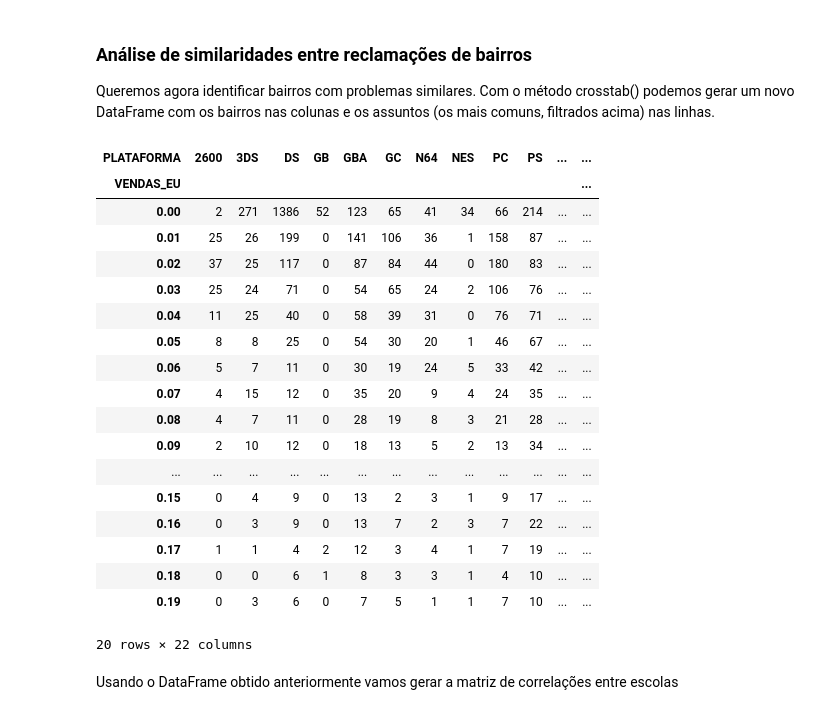
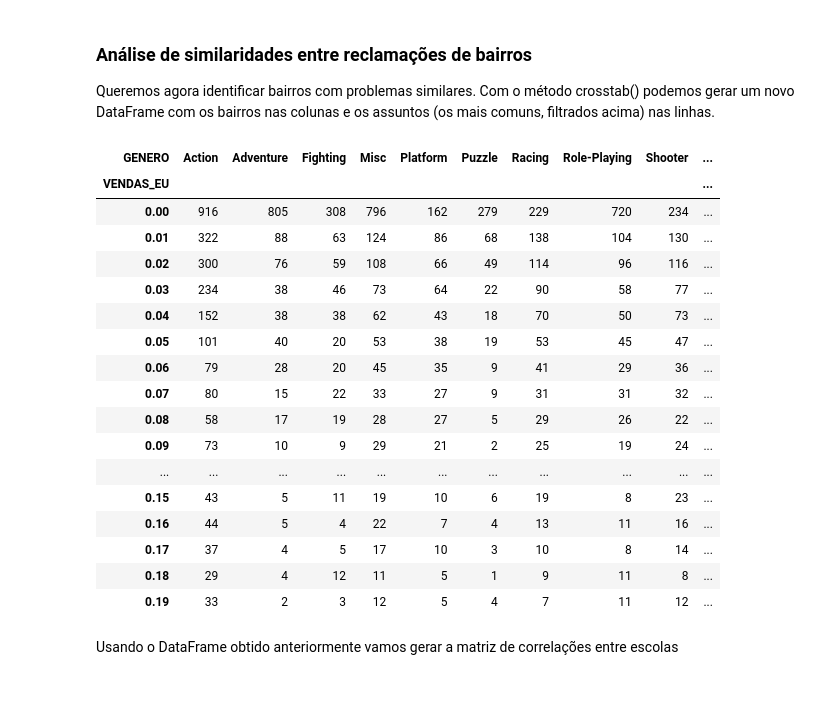
Before and after one commit to Felip-Oliv/Data_Cience, a Jupyter notebook: analise exploratoria/Análise Exploratória.ipynb, the cells around one changed output. Cells and saved outputs as stored; diff of their text form; code cells hidden in the pictures.

```diff
--- a/analise exploratoria/Análise Exploratória.ipynb
+++ b/analise exploratoria/Análise Exploratória.ipynb
@@ -127,8 +130,8 @@ Nesta etapa vamos filtrar apenas linhas com os tipos de relamação (assuntos) m
 
 Fazemos uma contagem dos assuntos mais comuns (usando groupby) e criamos uma lista contendo os assuntos com mais de 60 reclamações. Utilizaremos a lista para uso posterior.
 # %%
-df_grouped_top = df.groupby(['PLATAFORMA']).size().reset_index(name='COUNT')
+df_grouped_top = df.groupby(['GENERO']).size().reset_index(name='COUNT')
 df_grouped_top = df_grouped_top[df_grouped_top['COUNT'] > 60]
-list_grouped = list(df_grouped_top['PLATAFORMA'])
+list_grouped = list(df_grouped_top['GENERO'])
 list_grouped
 # %% [output]
@@ -152,7 +150,7 @@ list_grouped
 # %% [markdown]
 Criando um novo DataFrame contendo apenas reclamações contidas na lista das reclamações mais comuns.
 # %%
-df_plat = df[df['PLATAFORMA'].isin(list_grouped)]
+df_plat = df[df['GENERO'].isin(list_grouped)]
 df_plat
 # %% [output]
 |  | NOME | PLATAFORMA | GENERO | VENDAS_AN | VENDAS_EU | VENDAS_JP | VENDAS_OUTROS | VENDAS_GLOBAL |
@@ -173,28 +171,27 @@ df_plat
 
 Queremos agora identificar bairros com problemas similares. Com o método crosstab() podemos gerar um novo DataFrame com os bairros nas colunas e os assuntos (os mais comuns, filtrados acima) nas linhas.
 # %%
-df_cross = pd.crosstab(df_plat.VENDAS_EU, df_plat.PLATAFORMA)
+df_cross = pd.crosstab(df_plat.VENDAS_EU, df_plat.GENERO)
 df_cross.head(20)
 # %% [output]
-| PLATAFORMA | 2600 | 3DS | DS | GB | GBA | GC | N64 | NES | PC | PS | ... | ... |
-| VENDAS_EU |  |  |  |  |  |  |  |  |  |  |  | ... |
-| 0.00 | 2 | 271 | 1386 | 52 | 123 | 65 | 41 | 34 | 66 | 214 | ... | ... |
-| 0.01 | 25 | 26 | 199 | 0 | 141 | 106 | 36 | 1 | 158 | 87 | ... | ... |
-| 0.02 | 37 | 25 | 117 | 0 | 87 | 84 | 44 | 0 | 180 | 83 | ... | ... |
-| 0.03 | 25 | 24 | 71 | 0 | 54 | 65 | 24 | 2 | 106 | 76 | ... | ... |
-| 0.04 | 11 | 25 | 40 | 0 | 58 | 39 | 31 | 0 | 76 | 71 | ... | ... |
-| 0.05 | 8 | 8 | 25 | 0 | 54 | 30 | 20 | 1 | 46 | 67 | ... | ... |
-| 0.06 | 5 | 7 | 11 | 0 | 30 | 19 | 24 | 5 | 33 | 42 | ... | ... |
-| 0.07 | 4 | 15 | 12 | 0 | 35 | 20 | 9 | 4 | 24 | 35 | ... | ... |
-| 0.08 | 4 | 7 | 11 | 0 | 28 | 19 | 8 | 3 | 21 | 28 | ... | ... |
-| 0.09 | 2 | 10 | 12 | 0 | 18 | 13 | 5 | 2 | 13 | 34 | ... | ... |
-| ... | ... | ... | ... | ... | ... | ... | ... | ... | ... | ... | ... | ... |
-| 0.15 | 0 | 4 | 9 | 0 | 13 | 2 | 3 | 1 | 9 | 17 | ... | ... |
-| 0.16 | 0 | 3 | 9 | 0 | 13 | 7 | 2 | 3 | 7 | 22 | ... | ... |
-| 0.17 | 1 | 1 | 4 | 2 | 12 | 3 | 4 | 1 | 7 | 19 | ... | ... |
-| 0.18 | 0 | 0 | 6 | 1 | 8 | 3 | 3 | 1 | 4 | 10 | ... | ... |
-| 0.19 | 0 | 3 | 6 | 0 | 7 | 5 | 1 | 1 | 7 | 10 | ... | ... |
+| GENERO | Action | Adventure | Fighting | Misc | Platform | Puzzle | Racing | Role-Playing | Shooter | ... |
+| VENDAS_EU |  |  |  |  |  |  |  |  |  | ... |
+| 0.00 | 916 | 805 | 308 | 796 | 162 | 279 | 229 | 720 | 234 | ... |
+| 0.01 | 322 | 88 | 63 | 124 | 86 | 68 | 138 | 104 | 130 | ... |
+| 0.02 | 300 | 76 | 59 | 108 | 66 | 49 | 114 | 96 | 116 | ... |
+| 0.03 | 234 | 38 | 46 | 73 | 64 | 22 | 90 | 58 | 77 | ... |
+| 0.04 | 152 | 38 | 38 | 62 | 43 | 18 | 70 | 50 | 73 | ... |
+| 0.05 | 101 | 40 | 20 | 53 | 38 | 19 | 53 | 45 | 47 | ... |
+| 0.06 | 79 | 28 | 20 | 45 | 35 | 9 | 41 | 29 | 36 | ... |
+| 0.07 | 80 | 15 | 22 | 33 | 27 | 9 | 31 | 31 | 32 | ... |
+| 0.08 | 58 | 17 | 19 | 28 | 27 | 5 | 29 | 26 | 22 | ... |
+| 0.09 | 73 | 10 | 9 | 29 | 21 | 2 | 25 | 19 | 24 | ... |
+| ... | ... | ... | ... | ... | ... | ... | ... | ... | ... | ... |
+| 0.15 | 43 | 5 | 11 | 19 | 10 | 6 | 19 | 8 | 23 | ... |
+| 0.16 | 44 | 5 | 4 | 22 | 7 | 4 | 13 | 11 | 16 | ... |
+| 0.17 | 37 | 4 | 5 | 17 | 10 | 3 | 10 | 8 | 14 | ... |
+| 0.18 | 29 | 4 | 12 | 11 | 5 | 1 | 9 | 11 | 8 | ... |
+| 0.19 | 33 | 2 | 3 | 12 | 5 | 4 | 7 | 11 | 12 | ... |
-20 rows × 22 columns
 # %% [markdown]
 Usando o DataFrame obtido anteriormente vamos gerar a matriz de correlações entre escolas
 # %%
```
Also changed, not shown: parts of 18 cells of this notebook.
